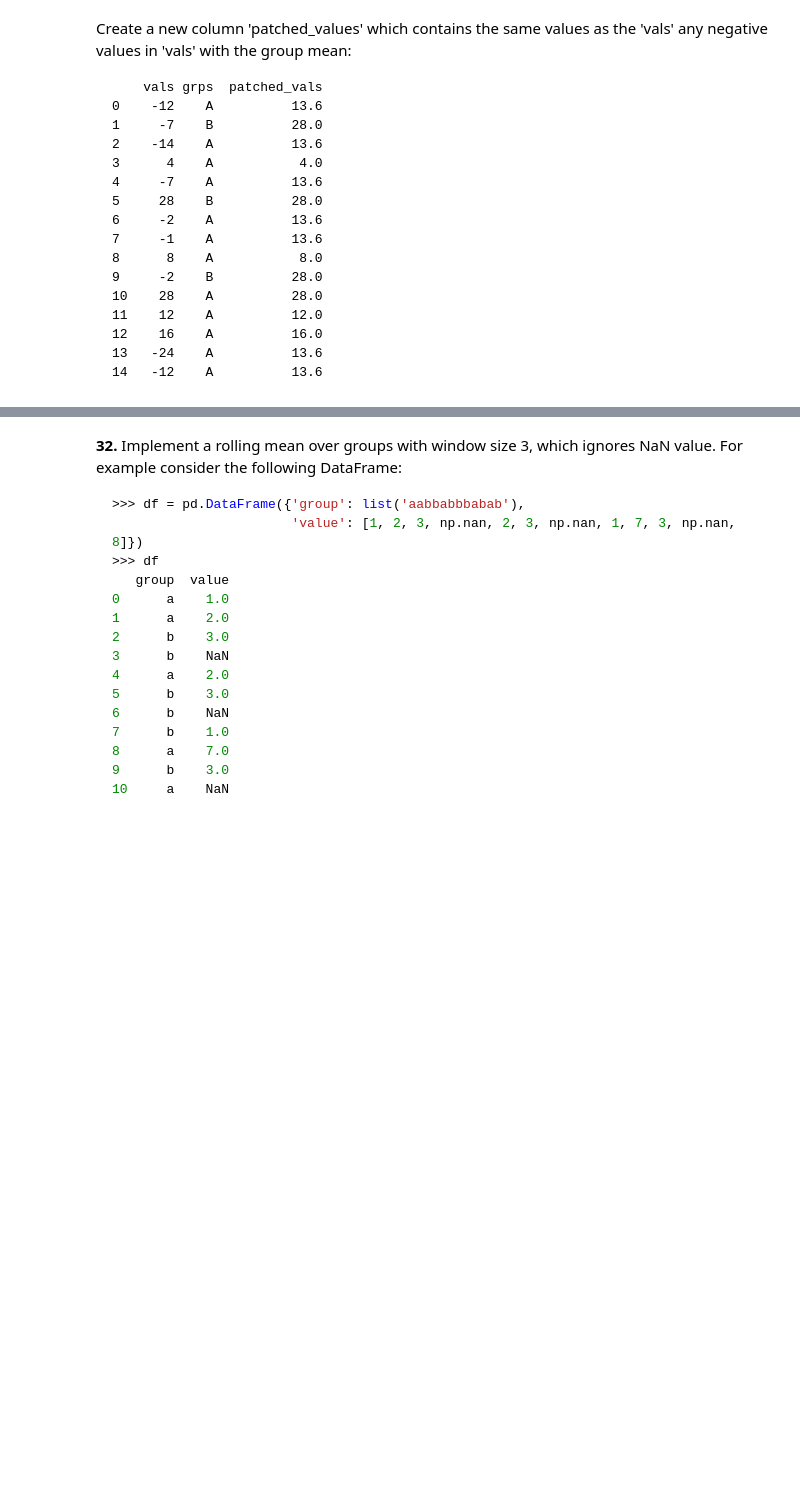
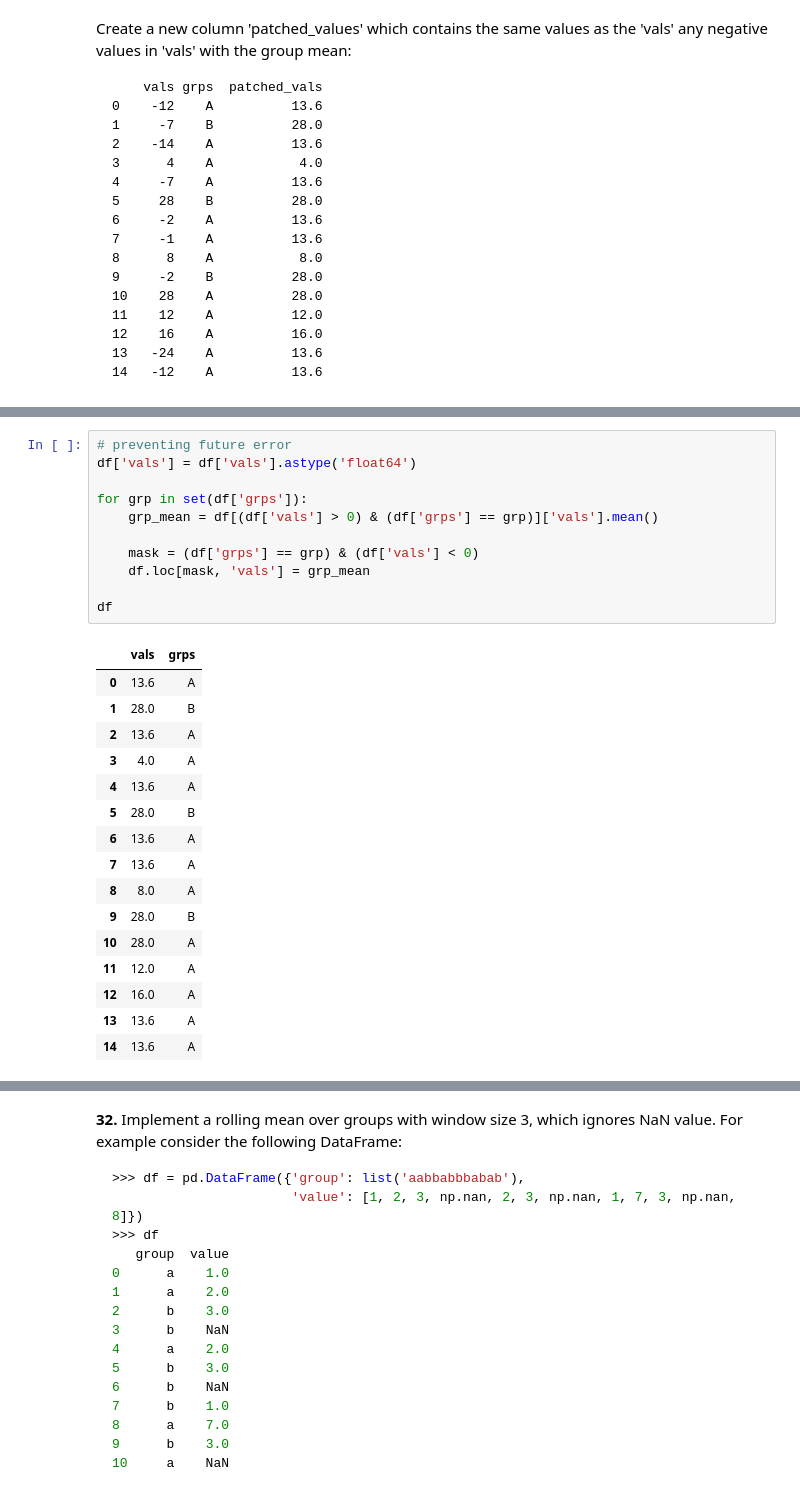
Before and after one commit to MichalMakowiejczuk/100-pandas-puzzles, a Jupyter notebook: 100-pandas-puzzles.ipynb, the cells around one changed output, grey strips where cells are left out. Drawn from its saved outputs; the diff is of its cells as text; blank space fills up the shorter version.

```diff
--- a/100-pandas-puzzles.ipynb
+++ b/100-pandas-puzzles.ipynb
@@ -558,0 +716,28 @@ Create a new column 'patched_values' which contains the same values as the 'vals
+# %%
+# preventing future error
+df['vals'] = df['vals'].astype('float64')
+
+for grp in set(df['grps']):
+    grp_mean = df[(df['vals'] > 0) & (df['grps'] == grp)]['vals'].mean()
+
+    mask = (df['grps'] == grp) & (df['vals'] < 0)
+    df.loc[mask, 'vals'] = grp_mean
+
+df
+# %% [output]
+|  | vals | grps |
+| 0 | 13.6 | A |
+| 1 | 28.0 | B |
+| 2 | 13.6 | A |
+| 3 | 4.0 | A |
+| 4 | 13.6 | A |
+| 5 | 28.0 | B |
+| 6 | 13.6 | A |
+| 7 | 13.6 | A |
+| 8 | 8.0 | A |
+| 9 | 28.0 | B |
+| 10 | 28.0 | A |
+| 11 | 12.0 | A |
+| 12 | 16.0 | A |
+| 13 | 13.6 | A |
+| 14 | 13.6 | A |
```
Also changed, not shown: parts of 15 cells of this notebook.
